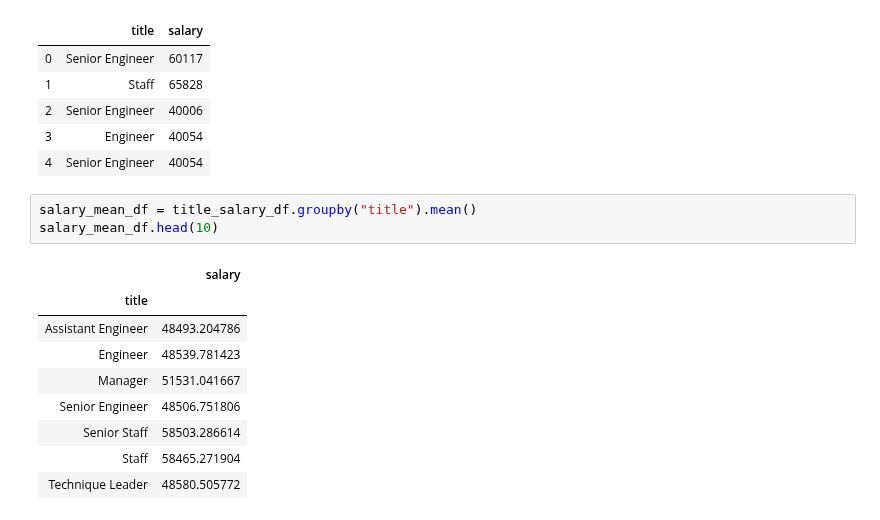
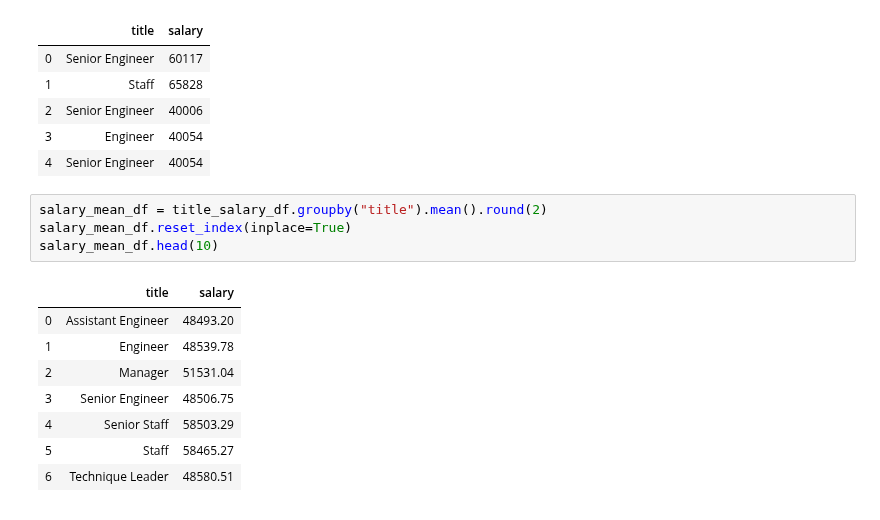
Before and after one commit to natureks/09-sql-challenge, a Jupyter notebook: EmployeeSQL/employeeSql.ipynb, the cells around one changed output. Saved outputs shown, nothing was run; the diff lists cells and outputs as text.

```diff
--- a/EmployeeSQL/employeeSql.ipynb
+++ b/EmployeeSQL/employeeSql.ipynb
@@ -70,16 +70,16 @@ title_salary_df.head()
 | 3 | Engineer | 40054 |
 | 4 | Senior Engineer | 40054 |
 # %%
-salary_mean_df = title_salary_df.groupby("title").mean()
+salary_mean_df = title_salary_df.groupby("title").mean().round(2)
+salary_mean_df.reset_index(inplace=True)
 salary_mean_df.head(10)
 # %% [output]
-|  | salary |
-| title |  |
-| Assistant Engineer | 48493.204786 |
-| Engineer | 48539.781423 |
-| Manager | 51531.041667 |
-| Senior Engineer | 48506.751806 |
-| Senior Staff | 58503.286614 |
-| Staff | 58465.271904 |
-| Technique Leader | 48580.505772 |
+|  | title | salary |
+| 0 | Assistant Engineer | 48493.20 |
+| 1 | Engineer | 48539.78 |
+| 2 | Manager | 51531.04 |
+| 3 | Senior Engineer | 48506.75 |
+| 4 | Senior Staff | 58503.29 |
+| 5 | Staff | 58465.27 |
+| 6 | Technique Leader | 48580.51 |
 # %%
```
Also changed, not shown: parts of 5 cells of this notebook.
